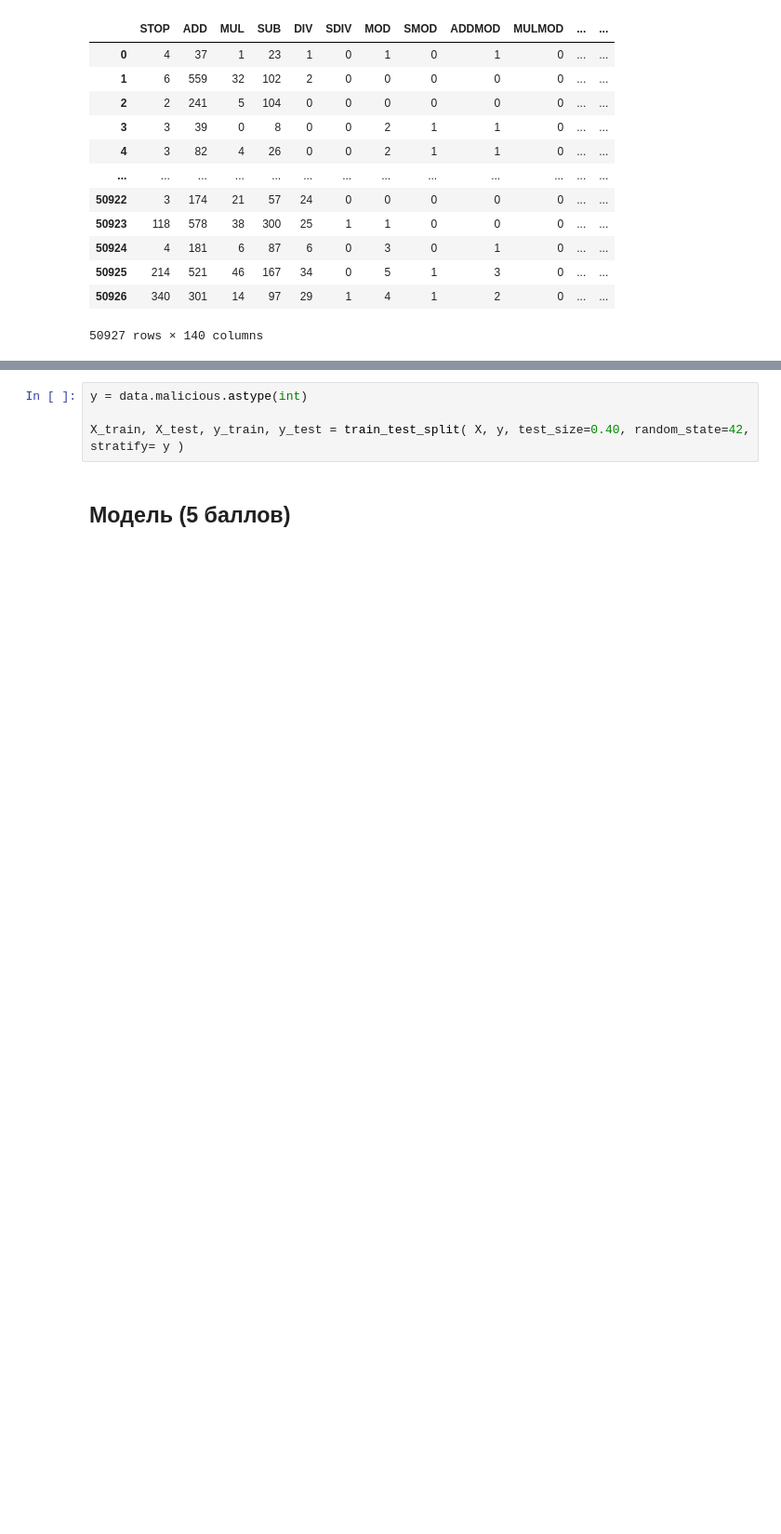
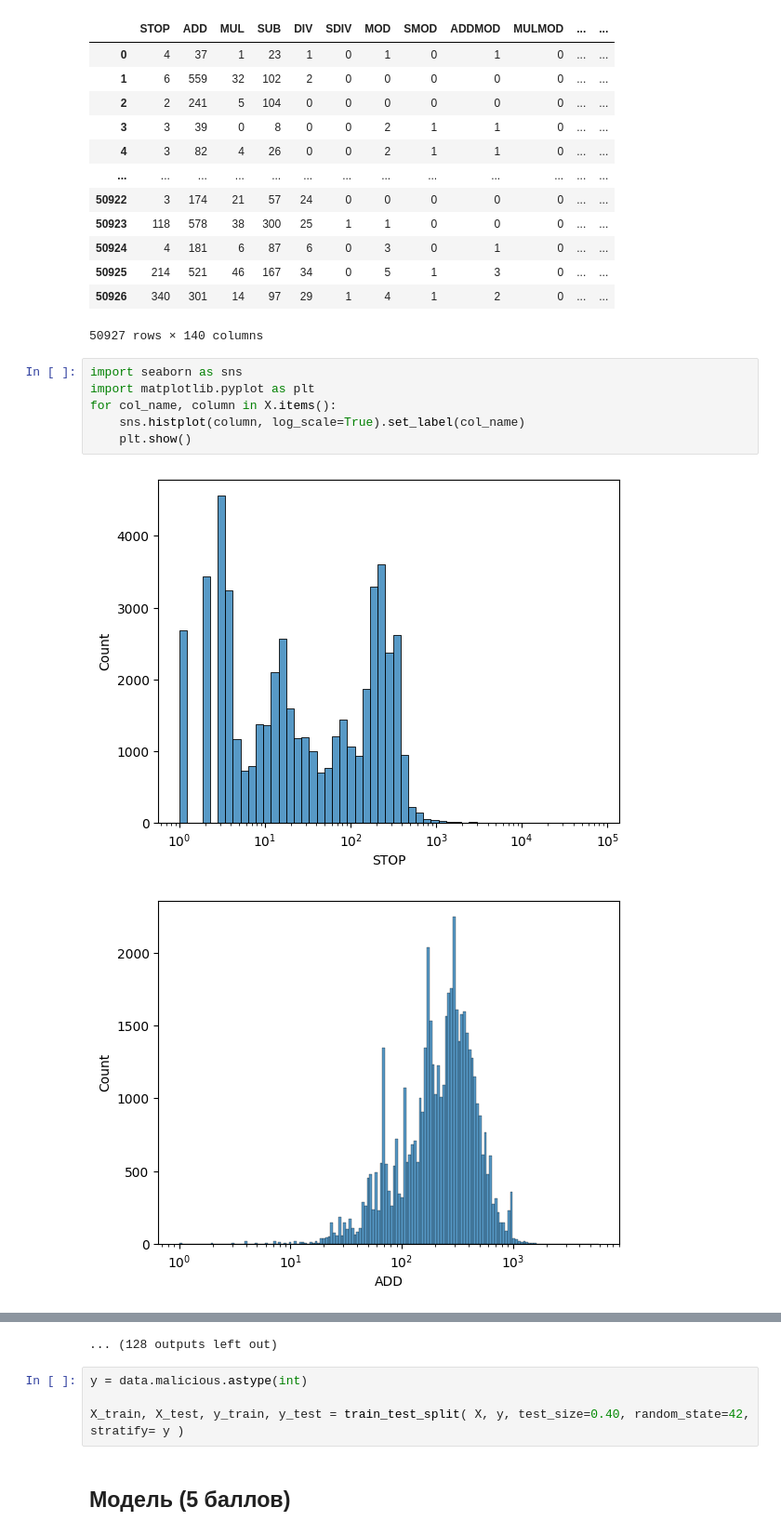
Before and after one commit to xCthulhuFtagn/ProjectFCS, a Jupyter notebook: ML_part.ipynb, the cells around one changed output, grey strips where cells are left out. Shown at 93% size. Cells and saved outputs as stored; diff of their text form; blank space fills up the shorter version.

```diff
--- a/ML_part.ipynb
+++ b/ML_part.ipynb
@@ -126,3 +126,12 @@ X
 | 50925 | 214 | 521 | 46 | 167 | 34 | 0 | 5 | 1 | 3 | 0 | ... | ... |
 | 50926 | 340 | 301 | 14 | 97 | 29 | 1 | 4 | 1 | 2 | 0 | ... | ... |
 50927 rows × 140 columns
+# %%
+import seaborn as sns
+import matplotlib.pyplot as plt
+for col_name, column in X.items():
+    sns.histplot(column, log_scale=True).set_label(col_name)
+    plt.show()
+# %% [output]
+[figure, added]
+[figure, added]
@@ -129,3 +148,4 @@ X
+... (128 outputs left out)
 # %%
 y = data.malicious.astype(int)
 
```
Also changed, not shown: parts of 1 cell of this notebook.
